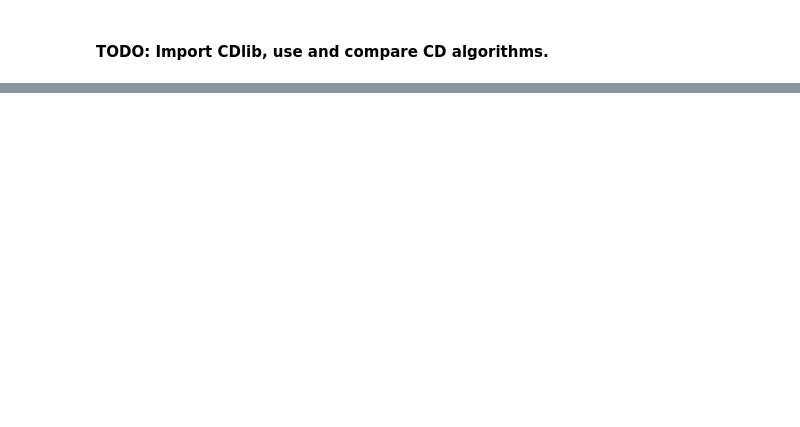
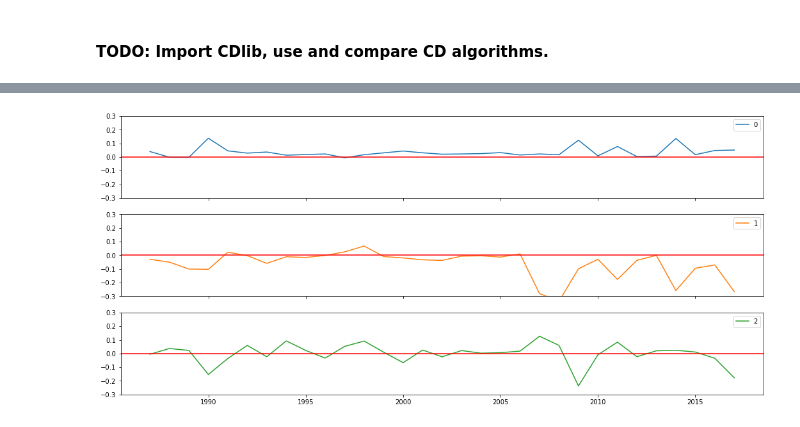
Before and after one commit to RogelioLozano/AOFFTN, a Jupyter notebook: Exploration_V3/network_based_tsclsut.ipynb, the cells around one changed output, grey strips where cells are left out. Saved outputs shown, nothing was run; the diff lists cells and outputs as text; code cells hidden in the pictures; blank space fills up the shorter version.

```diff
--- a/Exploration_V3/network_based_tsclsut.ipynb
+++ b/Exploration_V3/network_based_tsclsut.ipynb
@@ -65,2 +75,8 @@ df_communities.to_excel('cluster.xlsx')
+# %%
+axes=mergd_afex_communities.groupby('labels').mean().T.plot(ylim=(-.3,.3),figsize=(18,8),subplots=True)
+for ax in axes:
+    ax.axhline(0,c='red')
+# %% [output]
+[figure, added]
 # %%
 plt.figure(figsize=(10,10))
```
Also changed, not shown: parts of 20 cells of this notebook.
